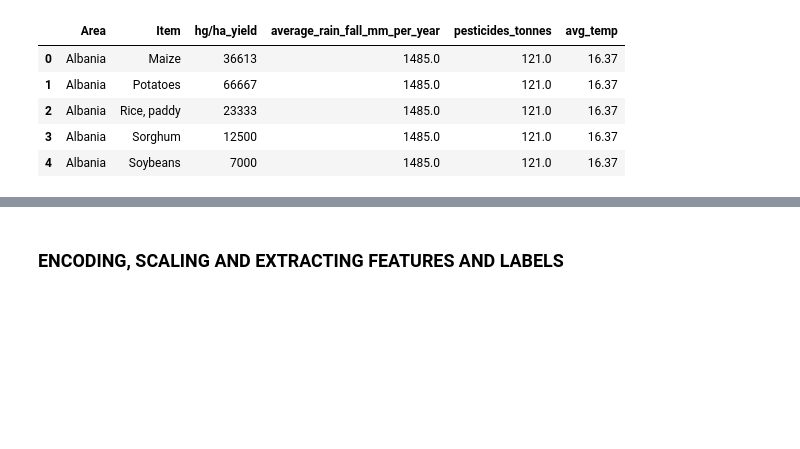
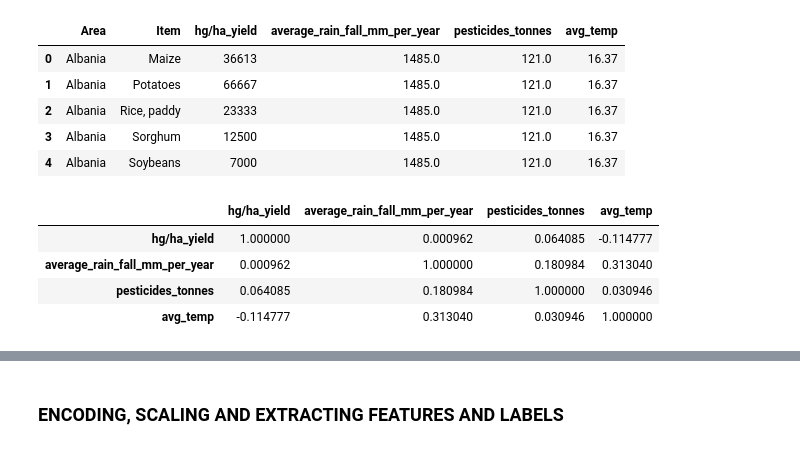
Before and after one commit to ryukirisame/crop-yield-prediction, a Jupyter notebook: crop yield predict_4.0.ipynb, the cells around one changed output, grey strips where cells are left out. Cells and saved outputs as stored; diff of their text form; code cells hidden in the pictures; blank space fills up the shorter version.

```diff
--- a/crop yield predict_4.0.ipynb
+++ b/crop yield predict_4.0.ipynb
@@ -365,3 +370,12 @@ yield_df.head()
 | 2 | Albania | Rice, paddy | 23333 | 1485.0 | 121.0 | 16.37 |
 | 3 | Albania | Sorghum | 12500 | 1485.0 | 121.0 | 16.37 |
 | 4 | Albania | Soybeans | 7000 | 1485.0 | 121.0 | 16.37 |
+# %%
+corr_matrix=yield_df.corr()
+corr_matrix
+# %% [output]
+|  | hg/ha_yield | average_rain_fall_mm_per_year | pesticides_tonnes | avg_temp |
+| hg/ha_yield | 1.000000 | 0.000962 | 0.064085 | -0.114777 |
+| average_rain_fall_mm_per_year | 0.000962 | 1.000000 | 0.180984 | 0.313040 |
+| pesticides_tonnes | 0.064085 | 0.180984 | 1.000000 | 0.030946 |
+| avg_temp | -0.114777 | 0.313040 | 0.030946 | 1.000000 |
```
Also changed, not shown: parts of 6 cells of this notebook.
